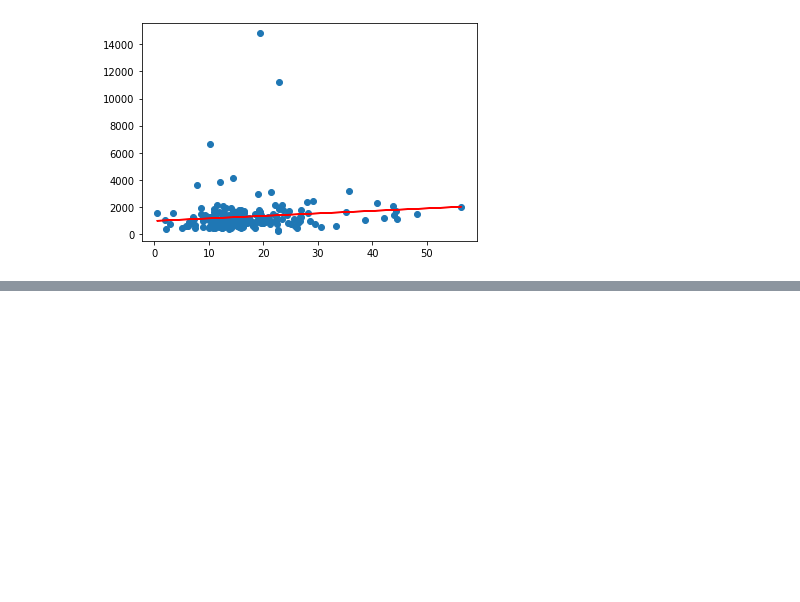
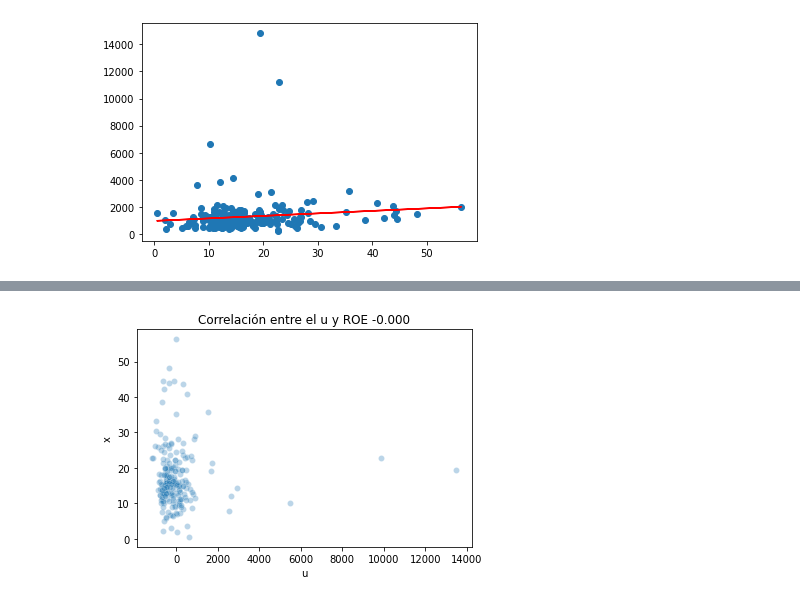
Before and after one commit to crisdavid3335/Econometria_with_python, a Jupyter notebook: Regresion_lineal_simple_wooldridge.ipynb, the cells around one changed output, grey strips where cells are left out. Saved outputs shown, nothing was run; the diff lists cells and outputs as text; code cells hidden in the pictures; blank space fills up the shorter version.

```diff
--- a/Regresion_lineal_simple_wooldridge.ipynb
+++ b/Regresion_lineal_simple_wooldridge.ipynb
@@ -120,0 +214,8 @@ plt.show()
+# %%
+corre = np.corrcoef(errors['u'], errors['x'])[0][1]
+
+sns.scatterplot(y=errors['x'], x=errors['u'], alpha=0.3)
+plt.title('Correlación entre el u y ROE %.3f' % corre)
+plt.show()
+# %% [output]
+[figure, added]
```
Also changed, not shown: parts of 18 cells of this notebook.
